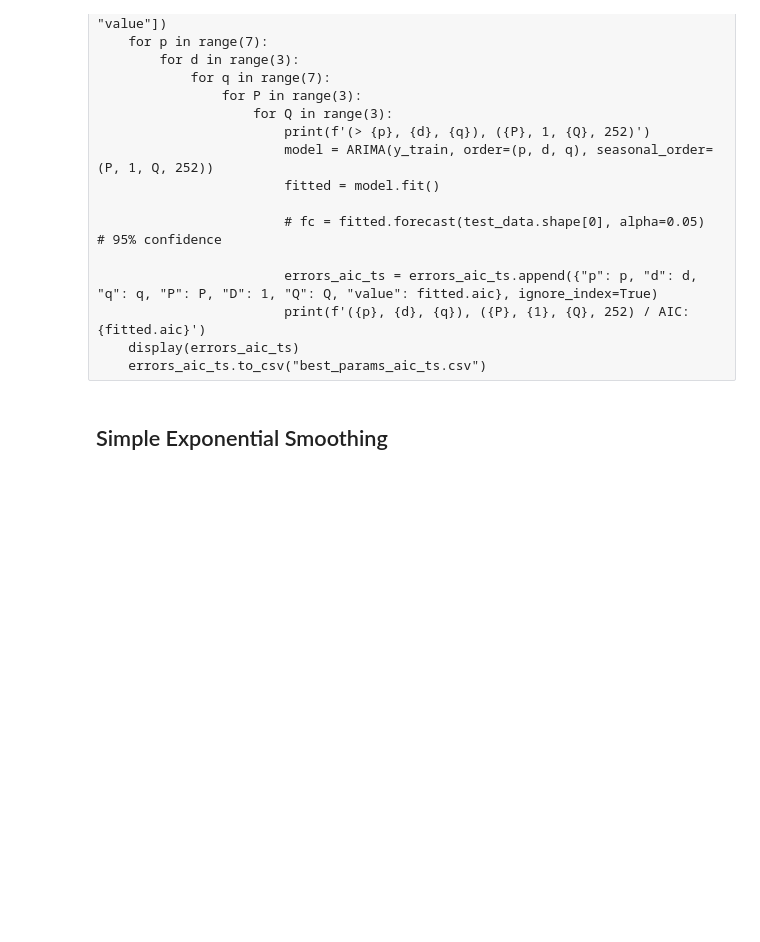
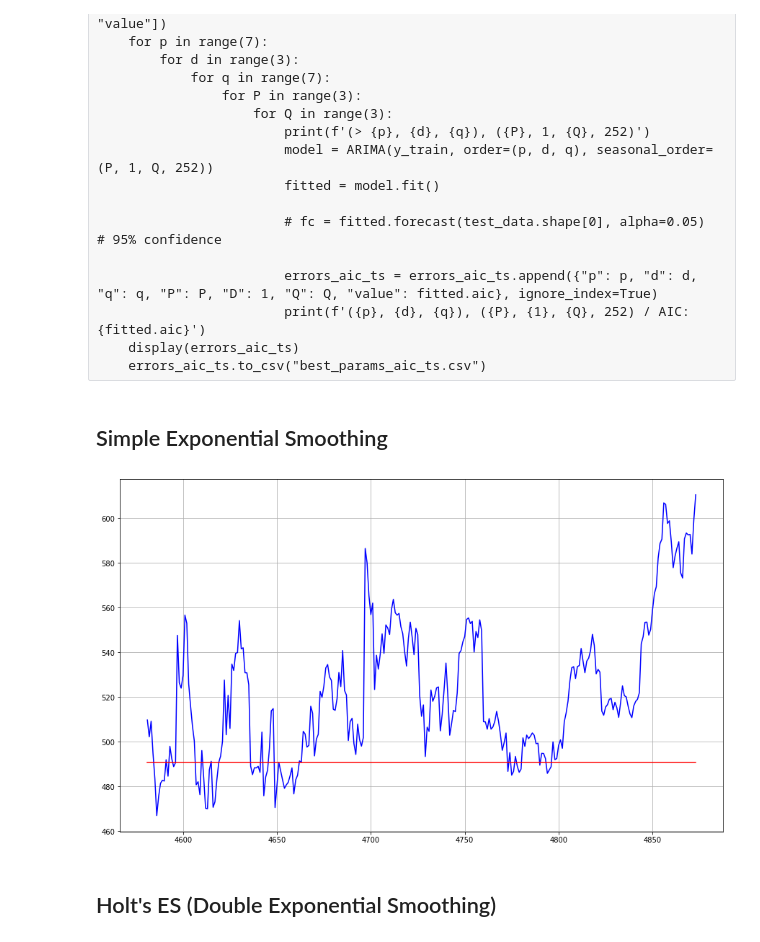
Before and after one commit to tfernandes14/ASTP-Project, a Jupyter notebook: Project.ipynb, the cells around one changed output. Cells and saved outputs as stored; diff of their text form; code cells hidden in the pictures; blank space fills up the shorter version.

```diff
--- a/Project.ipynb
+++ b/Project.ipynb
@@ -763,5 +763,18 @@ else:
 # %% [markdown]
 ## Simple Exponential Smoothing
 # %%
-model = SimpleExpSmoothing(y_train, initialization_method="heuristic")
-# model.fit(smoothing_level=0.2, optimized=False)
+im = ['estimated', 'heuristic', 'legacy-heuristic']
+
+#for i in im:
+model = SimpleExpSmoothing(y_train, initialization_method='heuristic')
+fitted = model.fit(smoothing_level=0.1, optimized=False)
+fcast = fitted.forecast(len(y_test))
+
+plt.figure()
+plt.plot(y_test, c='blue', label='True values')
+plt.plot(fcast, c='red', label='Prediction')
+plt.show()
+# %% [output]
+[figure, added]
+# %% [markdown]
+## Holt's ES (Double Exponential Smoothing)
```
Also changed, not shown: parts of 9 cells of this notebook, 5 other files.
